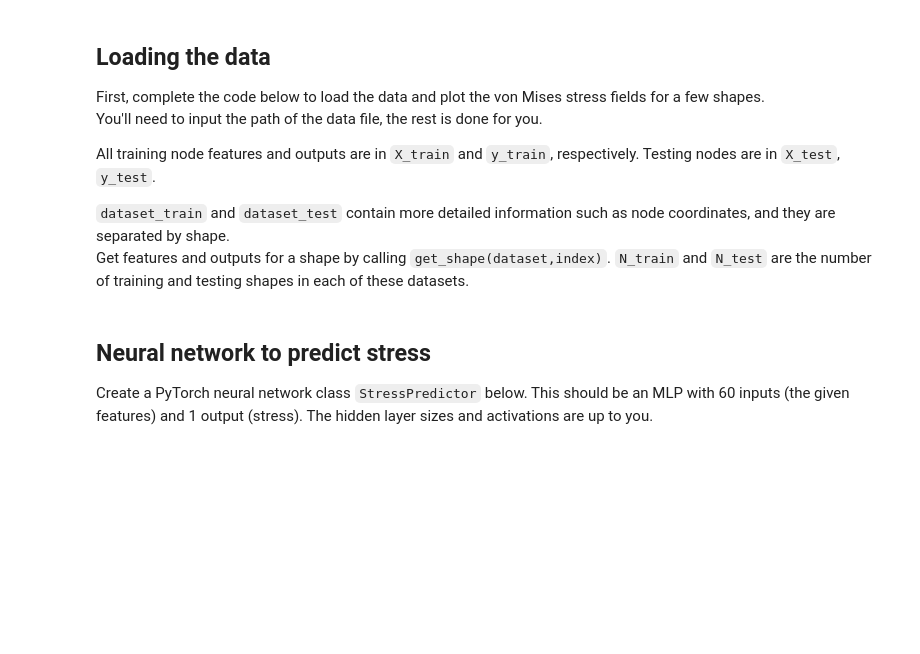
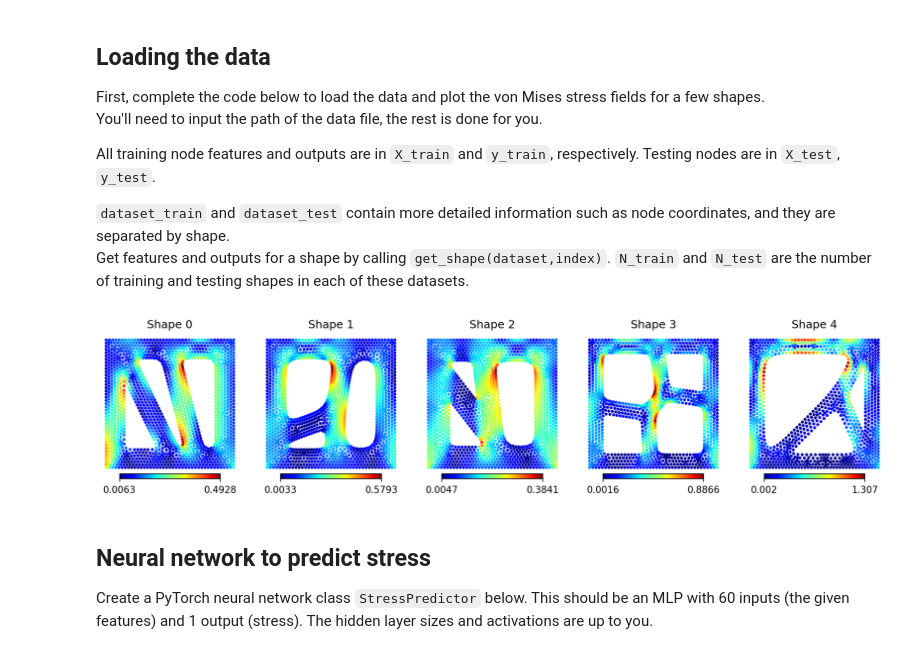
Before and after one commit to zsqu4re/ML-for-engineers, a Jupyter notebook: HW9/M9-HW1.ipynb, the cells around one changed output. Drawn from its saved outputs; the diff is of its cells as text; code cells hidden in the pictures; blank space fills up the shorter version.

```diff
--- a/HW9/M9-HW1.ipynb
+++ b/HW9/M9-HW1.ipynb
@@ -91,17 +91,19 @@ All training node features and outputs are in `X_train` and `y_train`, respectiv
 `dataset_train` and `dataset_test` contain more detailed information such as node coordinates, and they are separated by shape.
 Get features and outputs for a shape by calling `get_shape(dataset,index)`. `N_train` and `N_test` are the number of training and testing shapes in each of these datasets.
 # %%
-data_path = "../data/stress_nodal_features.npy"
+data_path = r"C:\Users\zsqu4\Desktop\ML HW\ML-for-engineers\HW9\data\stress_nodal_features.npy"
 dataset_train, dataset_test, X_train, X_test, y_train, y_test = load_dataset(data_path)
 N_train = len(dataset_train["stress"])
 N_test = len(dataset_test["stress"])
 
 plt.figure(figsize=[15,3.2], dpi=150)
 for i in range(5):
     plt.subplot(1,5,i+1)
     plot_shape(dataset_train,i)
     plt.title(f"Shape {i}")
 plt.show()
+# %% [output]
+[figure, added]
 # %% [markdown]
 ## Neural network to predict stress
 
```
Also changed, not shown: parts of 12 cells of this notebook, 12 other files.
